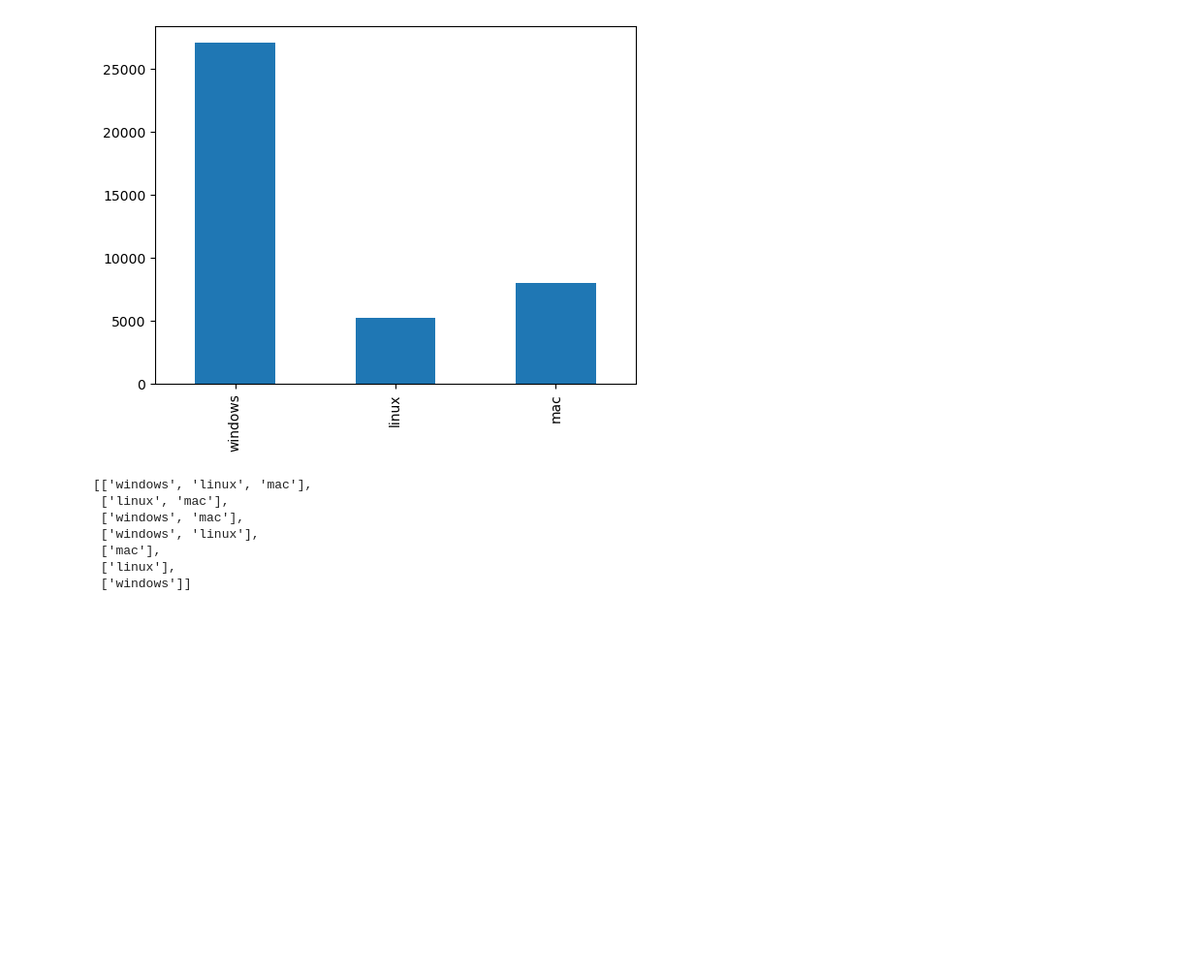
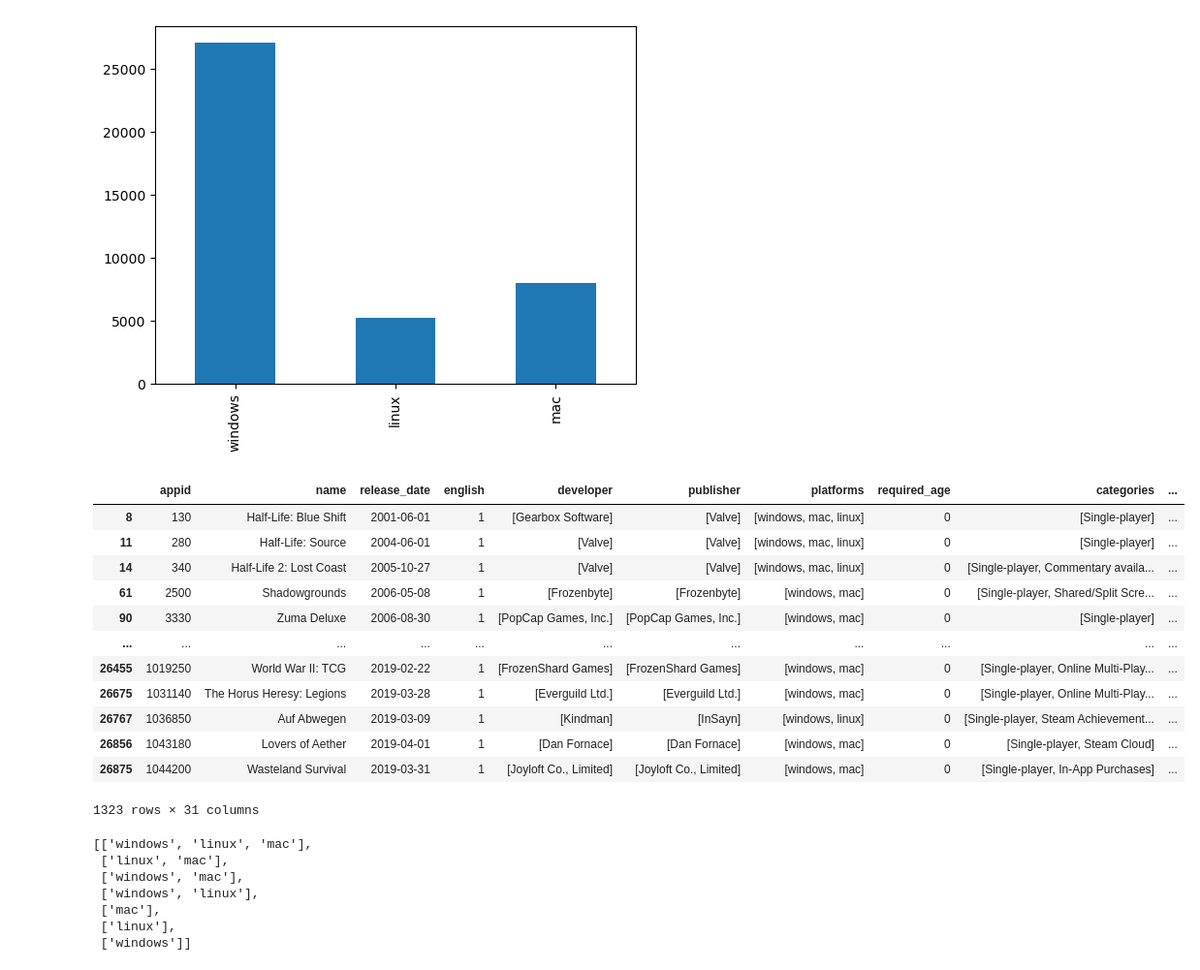
Before and after one commit to Emanum/TU_Visual_Data_Science, a Jupyter notebook: lab2/Steam-Analysis.ipynb, the cells around one changed output. Shown: that part at 97% size. Saved outputs shown, nothing was run; the diff lists cells and outputs as text; code cells hidden in the pictures; blank space fills up the shorter version.

```diff
--- a/lab2/Steam-Analysis.ipynb
+++ b/lab2/Steam-Analysis.ipynb
@@ -637,33 +637,67 @@ pDF[['windows','linux','mac']].sum().plot(kind='bar', stacked=False)
 # %%
 def andFilter(row,column,values):
     return set(values).issubset(set(row[column]))
 
 def orFilter(row,column,values):
     return any(item in row[column] for item in values)
 
 def notFilter(row,column,values):
     return not (any(item in row[column] for item in values))
 
 def equalsFilter(row,column,values):
     return sorted(row[column]) == sorted(values)
 
+def smallerFilter(row,column,value):
+    return row[column] < value
+
+def biggerFilter(row,column,value):
+    return row[column] > value
+
+def sameFilter(row,column,value):
+    return row[column] == value
+
 def multipleFilter(df, funcArr):
     erg = df
     for func in funcArr:
         erg = erg[erg.apply(lambda row: func(row), axis=1)]
     return erg
+
+
+#multipleFilter(pDF,[
+#    lambda row: orFilter(row,'platforms',['linux','mac']),
+#    lambda row: biggerFilter(row,'owners_low_bound',0),
+#    lambda row: smallerFilter(row,'price',5),
+#    lambda row: orFilter(row,'categories',['Single-player']),
+#    lambda row: notFilter(row,'categories',['Multi-player']),
+#])
+
+
     #return df[df.apply(lambda row: func(row), axis=1)]
 
 #multipleFilter(pDF,[
 #    lambda row: orFilter(row,'categories',['Single-player']),
 #    lambda row: equalsFilter(row,'platforms',['windows','linux','mac'])
 #])
 
 #pDF[pDF.apply(lambda row: orFilter(row,'categories',['Single-player']), axis=1)]
 
 #pDF[pDF.apply(lambda row: andFilter(row,'platforms',['windows','linux','mac']), axis=1)]
 #pDF[pDF.apply(lambda row: orFilter(row,'platforms',['linux','mac']), axis=1)]
 #pDF[pDF.apply(lambda row: isFilter(row,'platforms',['mac','windows']), axis=1)]
+# %% [output]
+|  | appid | name | release_date | english | developer | publisher | platforms | required_age | categories | ... |
+| 8 | 130 | Half-Life: Blue Shift | 2001-06-01 | 1 | [Gearbox Software] | [Valve] | [windows, mac, linux] | 0 | [Single-player] | ... |
+| 11 | 280 | Half-Life: Source | 2004-06-01 | 1 | [Valve] | [Valve] | [windows, mac, linux] | 0 | [Single-player] | ... |
+| 14 | 340 | Half-Life 2: Lost Coast | 2005-10-27 | 1 | [Valve] | [Valve] | [windows, mac, linux] | 0 | [Single-player, Commentary availa... | ... |
+| 61 | 2500 | Shadowgrounds | 2006-05-08 | 1 | [Frozenbyte] | [Frozenbyte] | [windows, mac] | 0 | [Single-player, Shared/Split Scre... | ... |
+| 90 | 3330 | Zuma Deluxe | 2006-08-30 | 1 | [PopCap Games, Inc.] | [PopCap Games, Inc.] | [windows, mac] | 0 | [Single-player] | ... |
+| ... | ... | ... | ... | ... | ... | ... | ... | ... | ... | ... |
+| 26455 | 1019250 | World War II: TCG | 2019-02-22 | 1 | [FrozenShard Games] | [FrozenShard Games] | [windows, mac] | 0 | [Single-player, Online Multi-Play... | ... |
+| 26675 | 1031140 | The Horus Heresy: Legions | 2019-03-28 | 1 | [Everguild Ltd.] | [Everguild Ltd.] | [windows, mac] | 0 | [Single-player, Online Multi-Play... | ... |
+| 26767 | 1036850 | Auf Abwegen | 2019-03-09 | 1 | [Kindman] | [InSayn] | [windows, linux] | 0 | [Single-player, Steam Achievement... | ... |
+| 26856 | 1043180 | Lovers of Aether | 2019-04-01 | 1 | [Dan Fornace] | [Dan Fornace] | [windows, mac] | 0 | [Single-player, Steam Cloud] | ... |
+| 26875 | 1044200 | Wasteland Survival | 2019-03-31 | 1 | [Joyloft Co., Limited] | [Joyloft Co., Limited] | [windows, mac] | 0 | [Single-player, In-App Purchases] | ... |
+1323 rows × 31 columns
 # %%
 def getAllCombinations(stuff):
     erg = []
```
Also changed, not shown: parts of 4 cells of this notebook, 3 other files.
